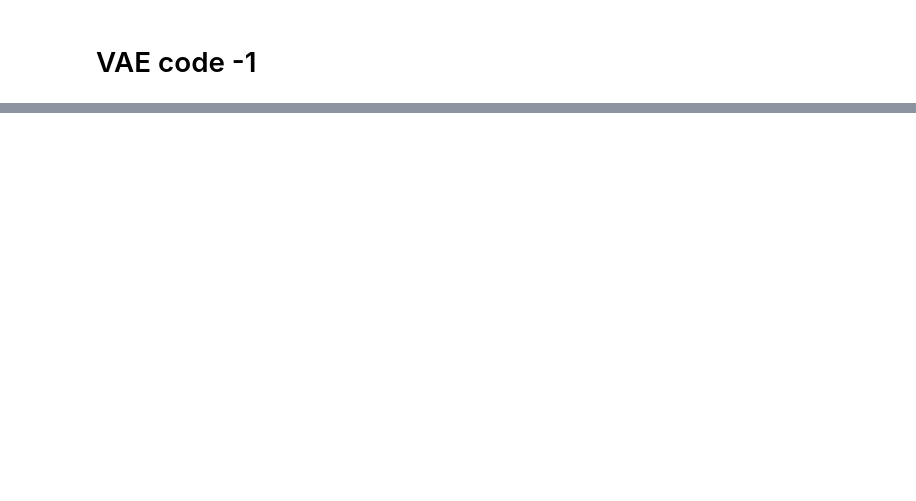
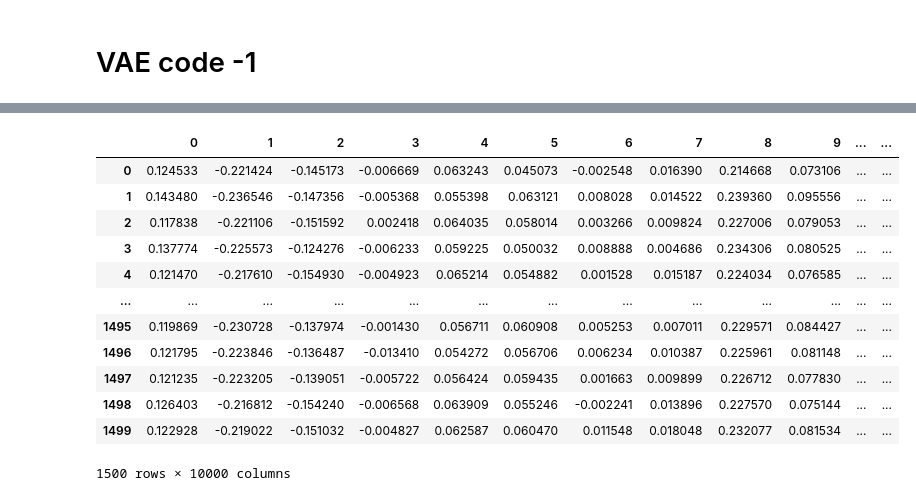
Before and after one commit to Nockda/dissertation, a Jupyter notebook: rl-baselines3-zoo-master/vae.ipynb, the cells around one changed output, grey strips where cells are left out. Cells and saved outputs as stored; diff of their text form; code cells hidden in the pictures; blank space fills up the shorter version.

```diff
--- a/rl-baselines3-zoo-master/vae.ipynb
+++ b/rl-baselines3-zoo-master/vae.ipynb
@@ -525,0 +551,16 @@ evaluate(model, loss_fn, test_loader)
+# %%
+reconstructed_df
+# %% [output]
+|  | 0 | 1 | 2 | 3 | 4 | 5 | 6 | 7 | 8 | 9 | ... | ... |
+| 0 | 0.124533 | -0.221424 | -0.145173 | -0.006669 | 0.063243 | 0.045073 | -0.002548 | 0.016390 | 0.214668 | 0.073106 | ... | ... |
+| 1 | 0.143480 | -0.236546 | -0.147356 | -0.005368 | 0.055398 | 0.063121 | 0.008028 | 0.014522 | 0.239360 | 0.095556 | ... | ... |
+| 2 | 0.117838 | -0.221106 | -0.151592 | 0.002418 | 0.064035 | 0.058014 | 0.003266 | 0.009824 | 0.227006 | 0.079053 | ... | ... |
+| 3 | 0.137774 | -0.225573 | -0.124276 | -0.006233 | 0.059225 | 0.050032 | 0.008888 | 0.004686 | 0.234306 | 0.080525 | ... | ... |
+| 4 | 0.121470 | -0.217610 | -0.154930 | -0.004923 | 0.065214 | 0.054882 | 0.001528 | 0.015187 | 0.224034 | 0.076585 | ... | ... |
+| ... | ... | ... | ... | ... | ... | ... | ... | ... | ... | ... | ... | ... |
+| 1495 | 0.119869 | -0.230728 | -0.137974 | -0.001430 | 0.056711 | 0.060908 | 0.005253 | 0.007011 | 0.229571 | 0.084427 | ... | ... |
+| 1496 | 0.121795 | -0.223846 | -0.136487 | -0.013410 | 0.054272 | 0.056706 | 0.006234 | 0.010387 | 0.225961 | 0.081148 | ... | ... |
+| 1497 | 0.121235 | -0.223205 | -0.139051 | -0.005722 | 0.056424 | 0.059435 | 0.001663 | 0.009899 | 0.226712 | 0.077830 | ... | ... |
+| 1498 | 0.126403 | -0.216812 | -0.154240 | -0.006568 | 0.063909 | 0.055246 | -0.002241 | 0.013896 | 0.227570 | 0.075144 | ... | ... |
+| 1499 | 0.122928 | -0.219022 | -0.151032 | -0.004827 | 0.062587 | 0.060470 | 0.011548 | 0.018048 | 0.232077 | 0.081534 | ... | ... |
+1500 rows × 10000 columns
```
Also changed, not shown: parts of 34 cells of this notebook, 38 other files.
